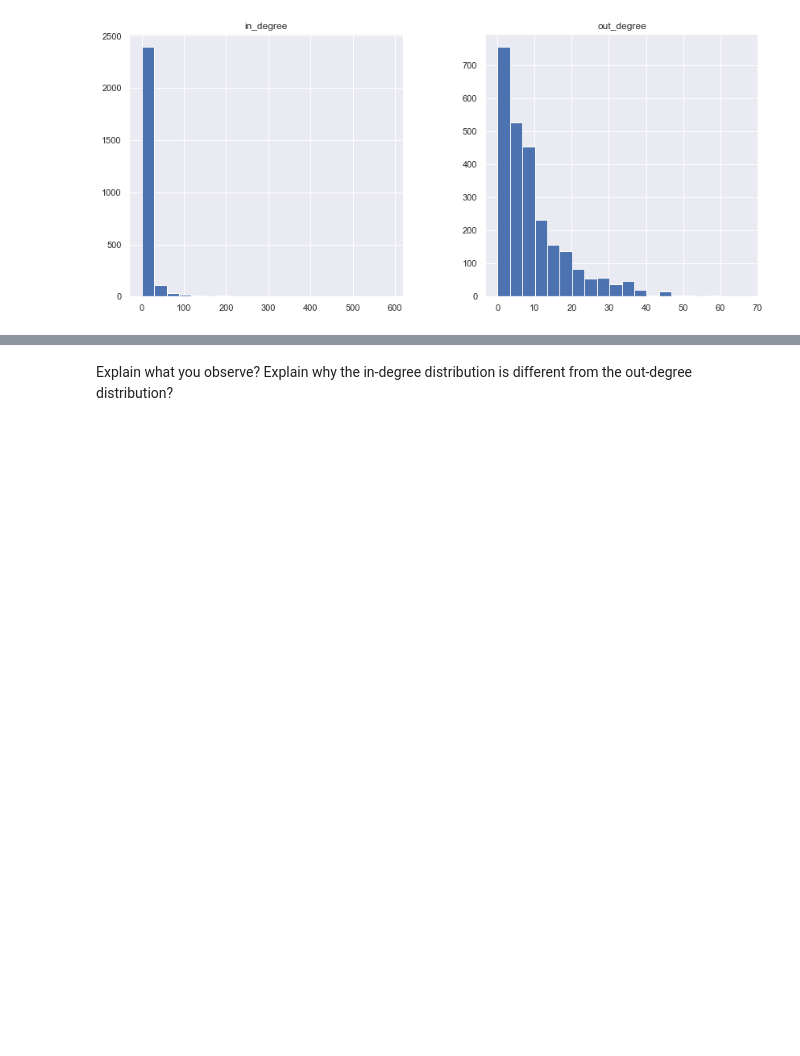
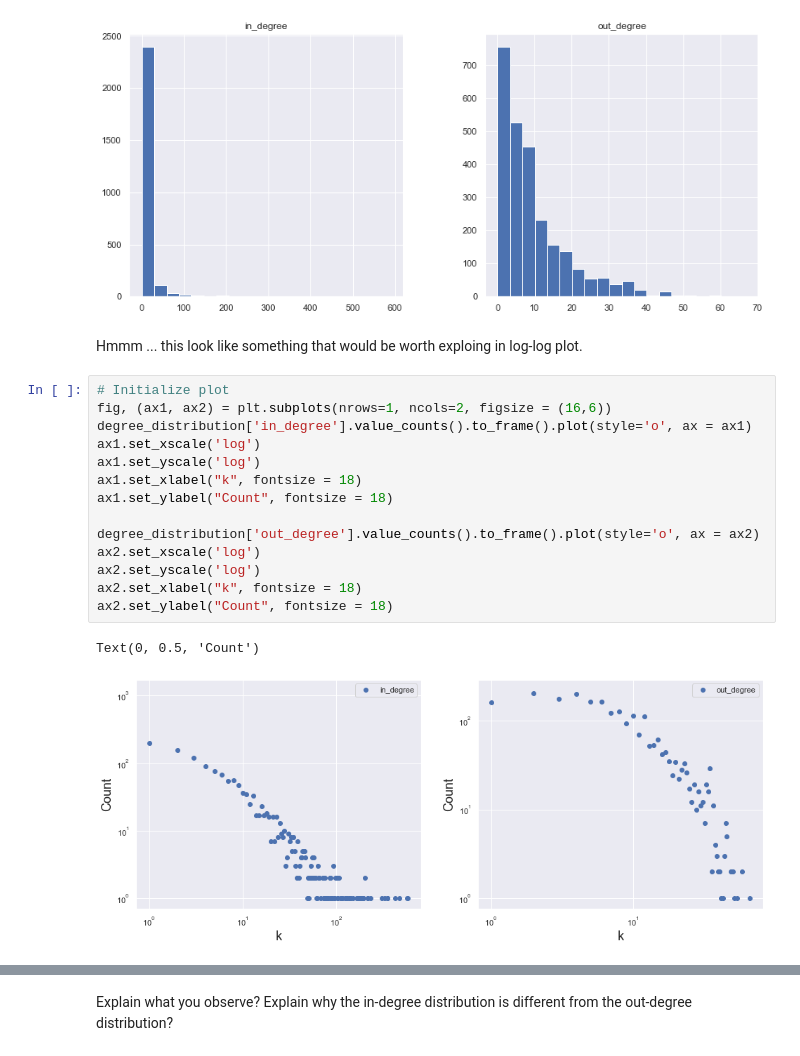
Before and after one commit to idariis/Social-Graphs-Project-E20, a Jupyter notebook: Assignment2/Parts/Part1.ipynb, the cells around one changed output, grey strips where cells are left out. Saved outputs shown, nothing was run; the diff lists cells and outputs as text; blank space fills up the shorter version.

```diff
--- a/Assignment2/Parts/Part1.ipynb
+++ b/Assignment2/Parts/Part1.ipynb
@@ -86,3 +87,22 @@ degree_distribution = pd.DataFrame({
 hist = degree_distribution.hist(bins=20, figsize=(14,6))
 # %% [output]
 [figure]
+# %% [markdown]
+Hmmm ... this look like something that would be worth exploing in log-log plot.
+# %%
+# Initialize plot
+fig, (ax1, ax2) = plt.subplots(nrows=1, ncols=2, figsize = (16,6))
+degree_distribution['in_degree'].value_counts().to_frame().plot(style='o', ax = ax1)
+ax1.set_xscale('log')
+ax1.set_yscale('log')
+ax1.set_xlabel("k", fontsize = 18)
+ax1.set_ylabel("Count", fontsize = 18)
+
+degree_distribution['out_degree'].value_counts().to_frame().plot(style='o', ax = ax2)
+ax2.set_xscale('log')
+ax2.set_yscale('log')
+ax2.set_xlabel("k", fontsize = 18)
+ax2.set_ylabel("Count", fontsize = 18)
+# %% [output]
+Text(0, 0.5, 'Count')
+[figure, added]
```
Also changed, not shown: parts of 4 cells of this notebook.
